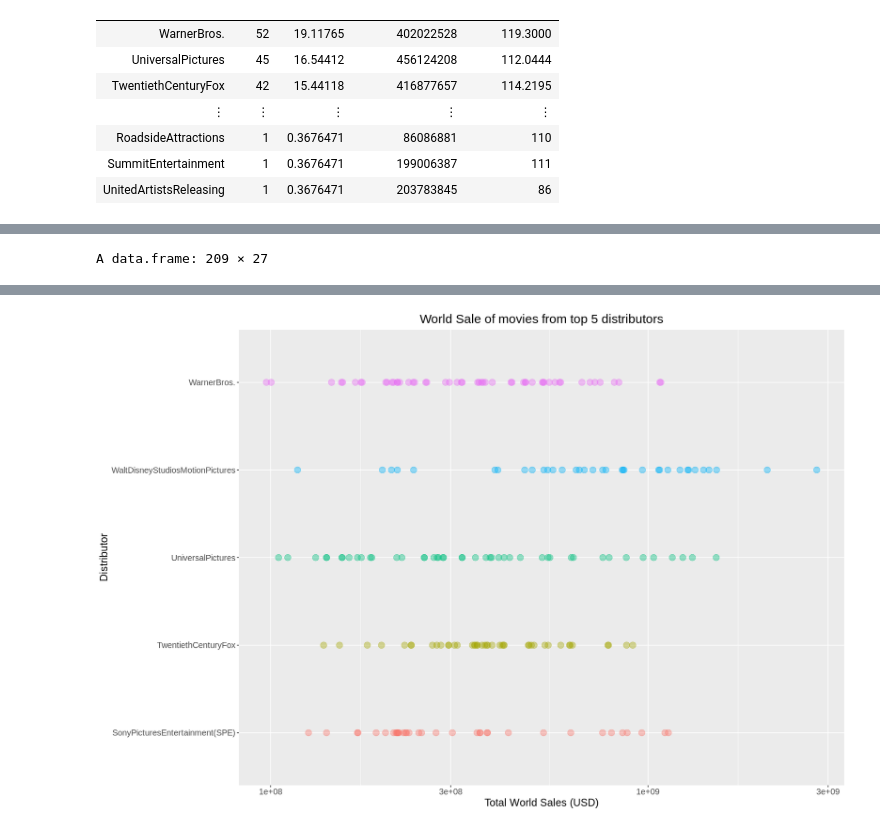
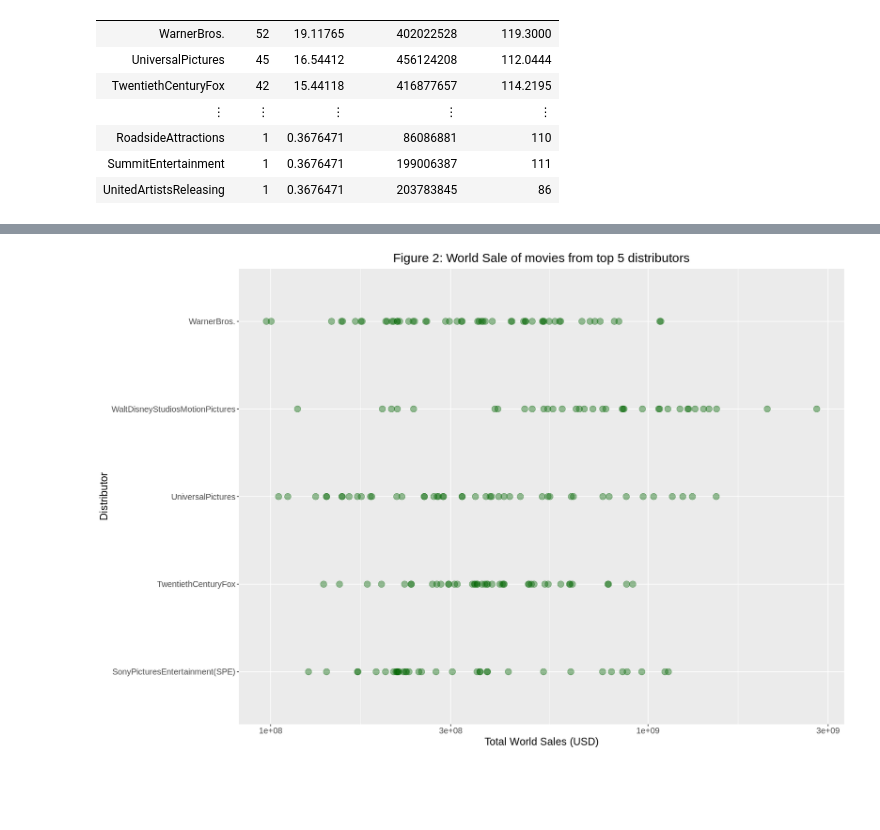
Before and after one commit to starsurfer87/DSCI100-Group-Project, a Jupyter notebook: thedreadedassignment.ipynb, the cells around one changed output, grey strips where cells are left out. Saved outputs shown, nothing was run; the diff lists cells and outputs as text; code cells hidden in the pictures; blank space fills up the shorter version.

```diff
--- a/thedreadedassignment.ipynb
+++ b/thedreadedassignment.ipynb
@@ -278,22 +240,21 @@ top_distributors_plot
 top_distributors <- movies_train %>%
                         filter(Distributor %in% c("WarnerBros.", "UniversalPictures", "TwentiethCenturyFox",
                                                    "SonyPicturesEntertainment(SPE)", "WaltDisneyStudiosMotionPictures"))
-top_distributors
+#top_distributors
 
 distributor_sales_plot <- top_distributors%>%
-                            ggplot(aes(x = Distributor, y = World_Sales, color = Distributor)) +
-                            geom_point(alpha = 0.4, size = 4) +
+                            ggplot(aes(x = Distributor, y = World_Sales)) +
+                            geom_point(alpha = 0.4, size = 4, color = "darkgreen") +
                             xlab("Distributor") +
                             ylab("Total World Sales (USD)") +
                             labs(fill = "Distributor") +
                             theme(text = element_text(size = 15),
                                   legend.position = "none",
                                   plot.title = element_text(hjust = 0.5)) +
-                            ggtitle("World Sale of movies from top 5 distributors") +
+                            ggtitle("Figure 2: World Sale of movies from top 5 distributors") +
                             scale_y_continuous(trans = "log10")+
                             coord_flip()
 
 options(repr.plot.width = 15, repr.plot.height = 10)
 distributor_sales_plot
 # %% [output]
-A data.frame: 209 × 27
@@ -309,4 +261,4 @@ A data.frame: 209 × 27
-[figure, old version]
+[figure, new version]
 # %%
 # boxplot of whole data set for Distributor & World_Sales (shows min, max, median of each, outliers)
 
```
Also changed, not shown: parts of 13 cells of this notebook.
